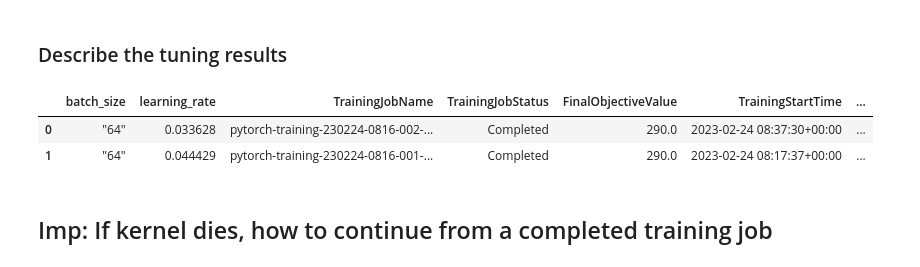
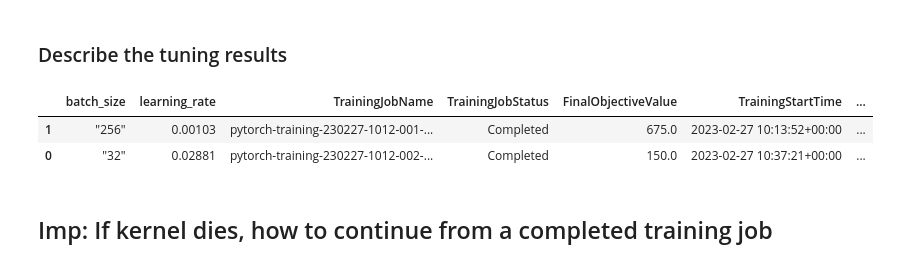
Before and after one commit to masinde70/Operationalizing-an-AWS-ML-Project, a Jupyter notebook: train_and_deploy-solution.ipynb, the cells around one changed output. Drawn from its saved outputs; the diff is of its cells as text; code cells hidden in the pictures.

```diff
--- a/train_and_deploy-solution.ipynb
+++ b/train_and_deploy-solution.ipynb
@@ -70,15 +70,15 @@ No finished training job found associated with this estimator. Please make sure
 <h3>Describe the tuning results</h3>
 # %%
 exp = HyperparameterTuningJobAnalytics(
-  hyperparameter_tuning_job_name='pytorch-training-230224-0816')
+  hyperparameter_tuning_job_name='pytorch-training-230227-1012')
 
 jobs = exp.dataframe()
 
 jobs.sort_values('FinalObjectiveValue', ascending=0)
 # %% [output]
 |  | batch_size | learning_rate | TrainingJobName | TrainingJobStatus | FinalObjectiveValue | TrainingStartTime | ... |
-| 0 | "64" | 0.033628 | pytorch-training-230224-0816-002-... | Completed | 290.0 | 2023-02-24 08:37:30+00:00 | ... |
-| 1 | "64" | 0.044429 | pytorch-training-230224-0816-001-... | Completed | 290.0 | 2023-02-24 08:17:37+00:00 | ... |
+| 1 | "256" | 0.00103 | pytorch-training-230227-1012-001-... | Completed | 675.0 | 2023-02-27 10:13:52+00:00 | ... |
+| 0 | "32" | 0.02881 | pytorch-training-230227-1012-002-... | Completed | 150.0 | 2023-02-27 10:37:21+00:00 | ... |
 # %% [markdown]
 ## Imp: If kernel dies, how to continue from a completed training job
 # %%
```
Also changed, not shown: parts of 7 cells of this notebook.
